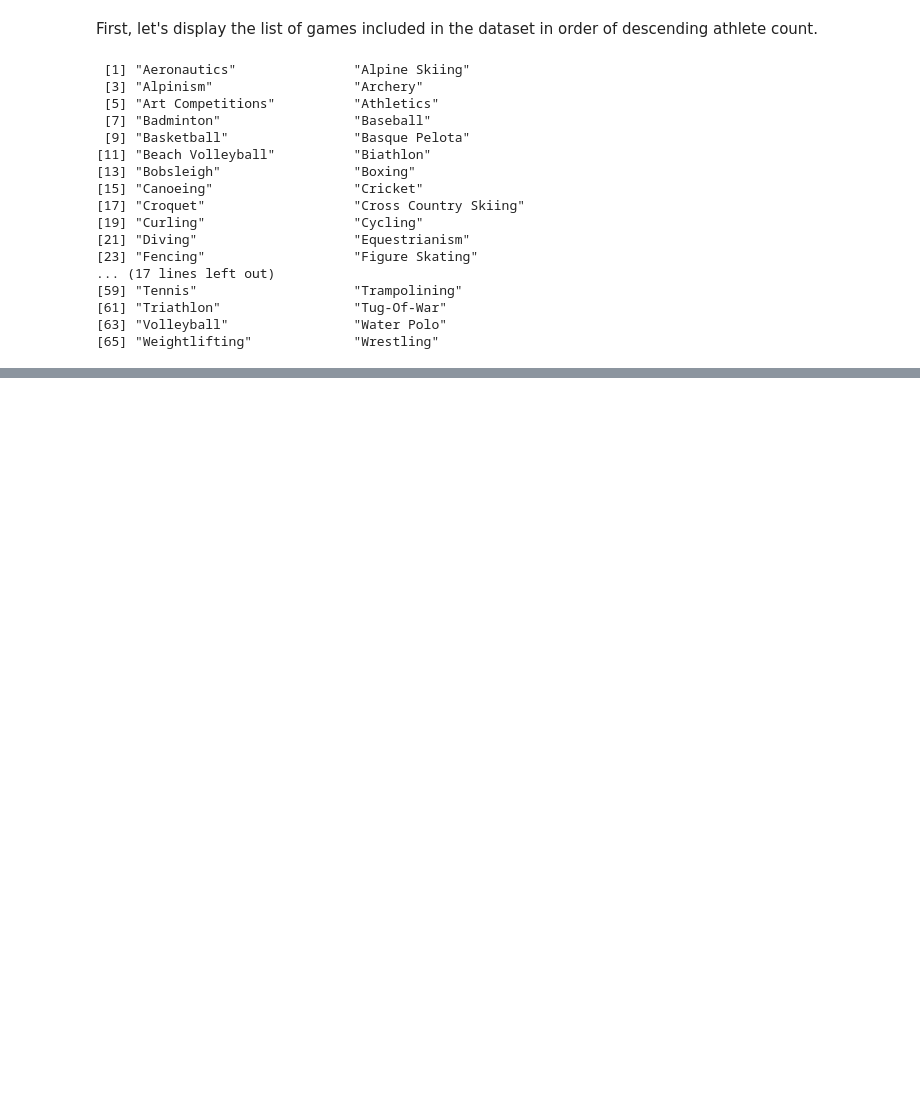
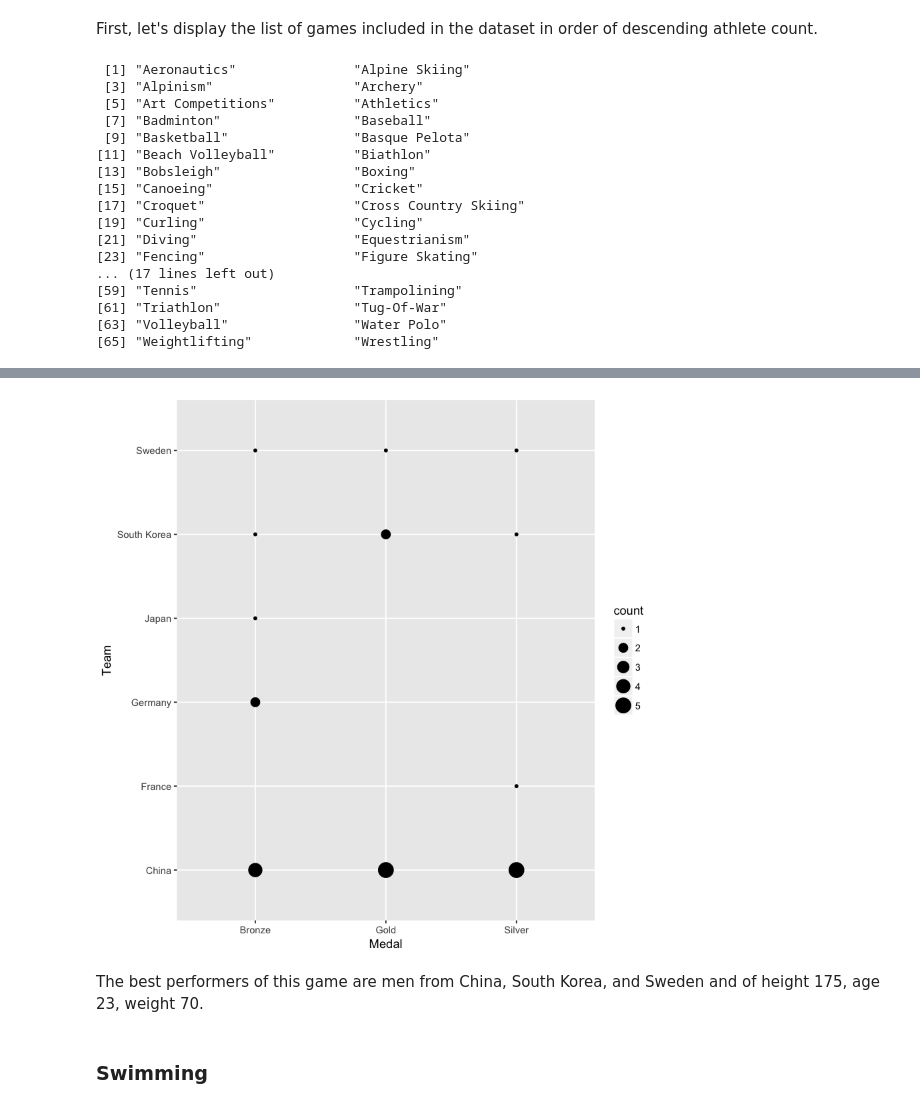
Before and after one commit to ap1303/side_project_1, a Jupyter notebook: Untitled.ipynb, the cells around one changed output, grey strips where cells are left out. Saved outputs shown, nothing was run; the diff lists cells and outputs as text; code cells hidden in the pictures; blank space fills up the shorter version.

```diff
--- a/Untitled.ipynb
+++ b/Untitled.ipynb
@@ -48,0 +190,15 @@ levels(sport.count$Sport)
+# %%
+event <- filter(df, Event == "Table Tennis Men's Singles")
+event <- filter(event, Medal != "NA")
+event <- select(event, ID, Name, Age, Height, Weight, Team, Medal)
+event <- group_by(event, Team, Medal)
+event <- summarize(event, count=n())
+ggplot(event, aes(x=Team, y=Medal)) +
+  geom_point(aes(size=count)) +
+  coord_flip()
+# %% [output]
+[figure, added]
+# %% [markdown]
+The best performers of this game are men from China, South Korea, and Sweden and of height 175, age 23, weight 70.
+# %% [markdown]
+### Swimming
```
Also changed, not shown: parts of 52 cells of this notebook.
